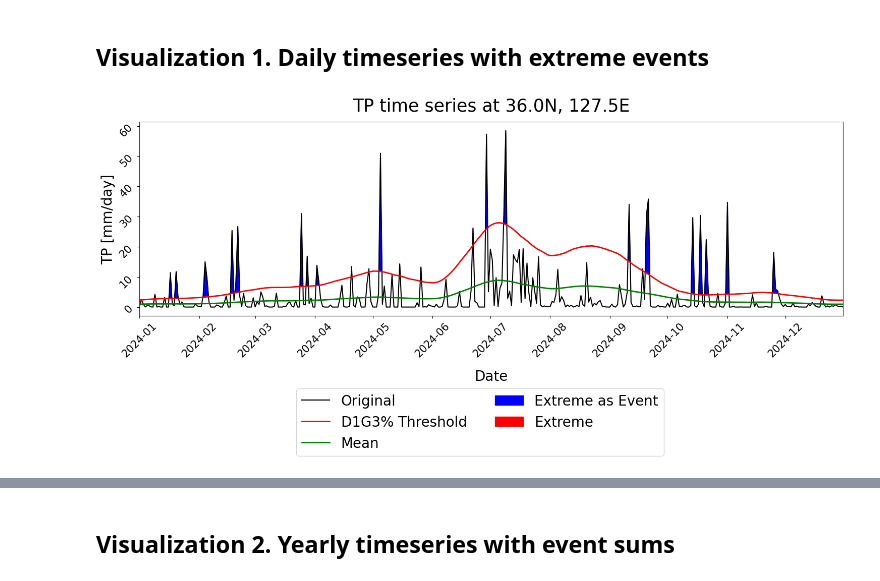
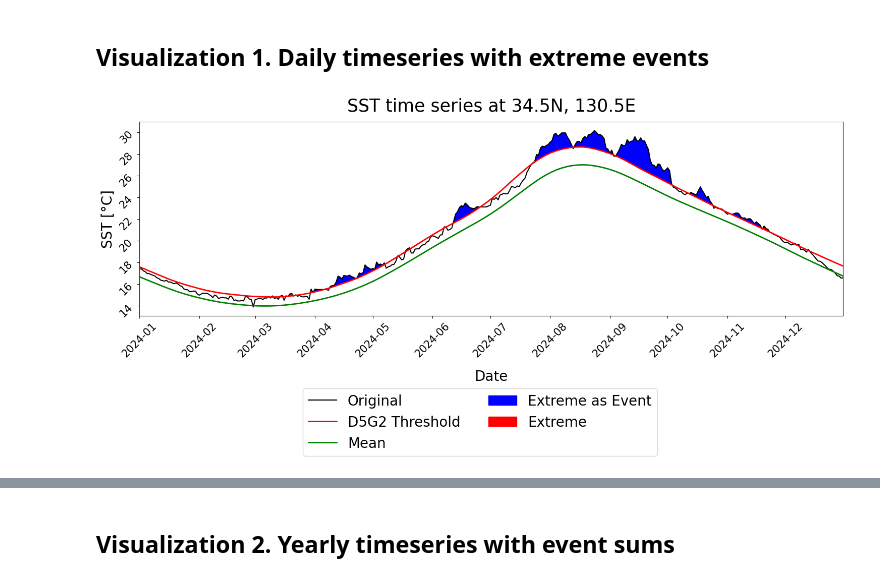
Before and after one commit to yyalexlee/EastAsiaClimateExtremes, a Jupyter notebook: CODES/Extreme_Event_Statistics_and_Visualization_1.ipynb, the cells around one changed output, grey strips where cells are left out. Cells and saved outputs as stored; diff of their text form; code cells hidden in the pictures.

```diff
--- a/CODES/Extreme_Event_Statistics_and_Visualization_1.ipynb
+++ b/CODES/Extreme_Event_Statistics_and_Visualization_1.ipynb
@@ -79,9 +79,9 @@ target_date_start, target_date_end = '2024-01-01', '2024-12-31'
 target_year_start, target_year_end = '1940', '2024'
 
 # --- Heavy rainfall(HR)
-varname0 = 'HR'
-crt = 'D1G3' # _D1G3, _D3G3
-lat_oi, lon_oi = 36.235774, 127.371063 # Over land
+# varname0 = 'HR'
+# crt = 'D1G3' # _D1G3, _D3G3
+# lat_oi, lon_oi = 36.235774, 127.371063 # Over land
 
 # --- High temperatures(AHT)
 # varname0 = 'AHT'
@@ -89,9 +89,9 @@ lat_oi, lon_oi = 36.235774, 127.371063 # Over land
 # lat_oi, lon_oi = 36.235774, 127.371063 # Over land
 
 # --- Marine heatwaves(MHW)
-# varname0 = 'MHW'
-# crt = 'D5G2' # _D5G2, _D3G5
-# lat_oi, lon_oi = 35.076912, 129.869889 # Over ocean for MHW
+varname0 = 'MHW'
+crt = 'D5G2' # _D5G2, _D3G5
+lat_oi, lon_oi = 35.076912, 129.869889 # Over ocean for MHW
 # %% [markdown]
 ### **Load data**
 # %%
@@ -202,7 +202,7 @@ elif varname0 == 'AHT':
 # --- Raw timeseries with extreme events
 fig, ax = plt.subplots(figsize=(18, 5))
 ax.plot(dates_selected, values_selected, 'k-', linewidth=1.5, label='Original')
-ax.plot(dates_selected, thresh_selected, 'r-', linewidth=2, label=f'{crt}% Threshold')
+ax.plot(dates_selected, thresh_selected, 'r-', linewidth=2, label=f'{crt} Threshold')
 ax.plot(dates_selected, clim_selected, 'g-', linewidth=2, label='Mean')
 ymin, ymax = ax.get_ylim()
 ax.fill_between(
@@ -217,34 +217,34 @@ ax.fill_between(
 ax.fill_between(
     df_selected['date'],
     df_selected['value'],
     df_selected['thresh'],
     where=(df_selected['value'] >= df_selected['thresh']) & (df_selected['event'] == 0),
     color='red',
     interpolate=True,
     label='Extreme'
 )
 ax.set_xlim(dates_selected.min(), dates_selected.max())
 ax.set_ylim(ymin, ymax)  # y축 범위 다시 설정
 ax.set_ylabel('TP [mm/day]' if varname0=='HR' else
               'SST [°C]' if varname0=='MHW' else
               'T2m [°C]',
               fontsize=20)
 ax.set_xlabel('Date', fontsize=20, labelpad=15)
 ax.tick_params(axis='both', which='major', labelsize=15, rotation=45)
 ax.set_title(f"{varname.upper()} time series at {ly_}, {lx_}", fontsize=25, pad=15)
 # ax.legend(
 #     loc='upper left',
 #     bbox_to_anchor=(1.02, 1),
 #     borderaxespad=0,
 #     fontsize=18,
 # )
 handles, labels = ax.get_legend_handles_labels()
 fig.legend(handles, labels, bbox_to_anchor=(0.5, -0.15), loc='upper center', ncol=2, fontsize=20)
 
 plt.savefig(os.path.join(PATH_save_fig, f"{varname0}_daily_timeseries__{target_date_start}-{target_date_end}__p{thr}__{crt}.png"), dpi=100, bbox_inches='tight')
 plt.show()
 # %% [output]
-[figure, old version]
+[figure, new version]
 # %%
 print('Saved to...........', os.path.join(PATH_save_fig, f"{varname0}_daily_timeseries__{target_date_start}-{target_date_end}__p{thr}__{crt}.png"))
 # %% [output]
```
Also changed, not shown: parts of 17 cells of this notebook.
